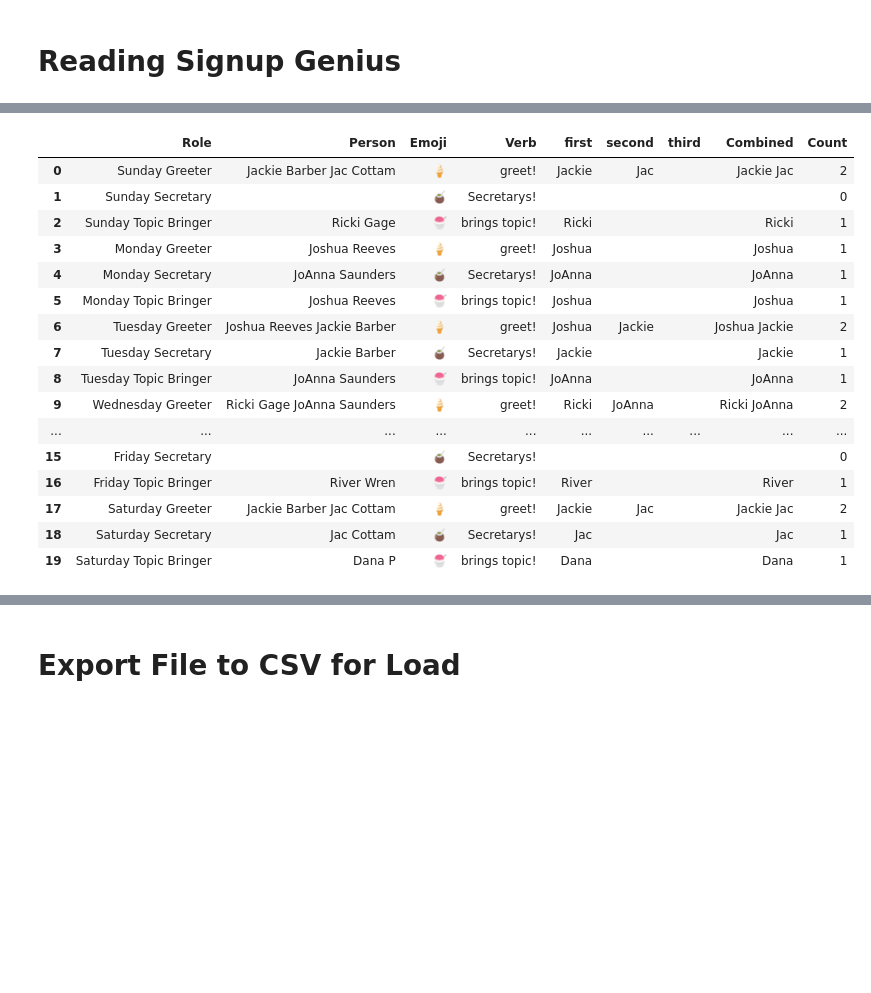
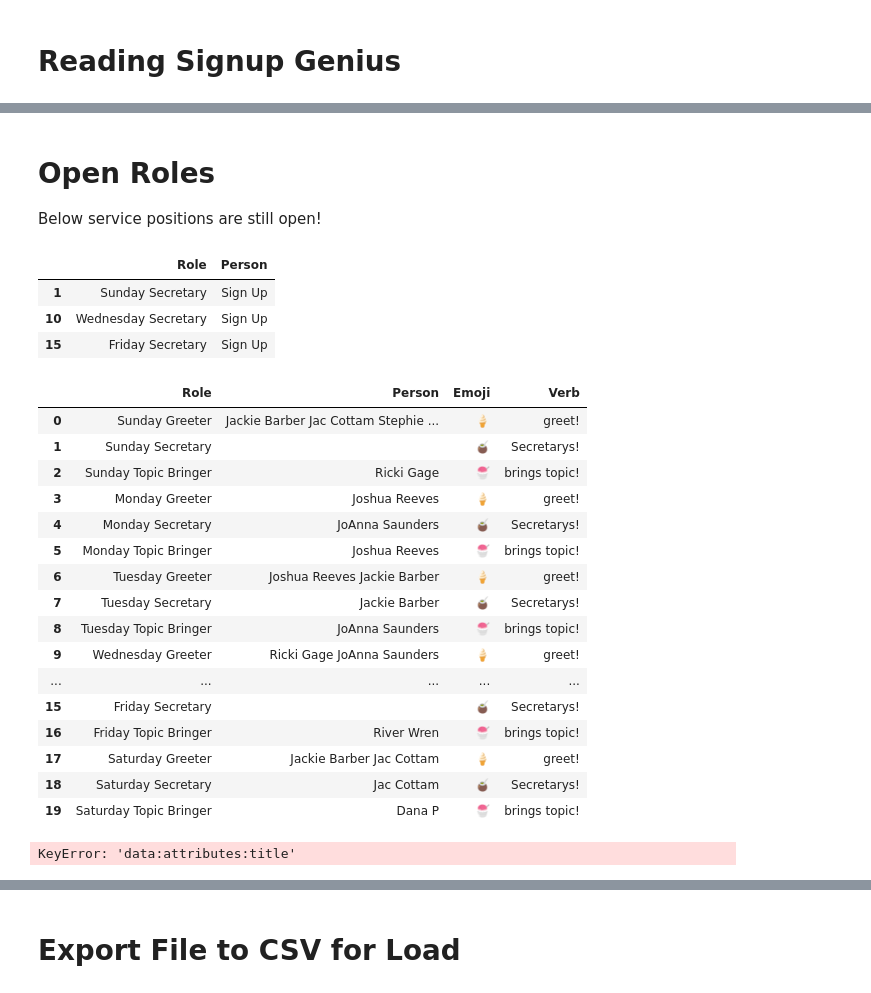
Before and after one commit to djpilot802/INTL, a Jupyter notebook: signup_genius/read_signup_genius.ipynb, the cells around one changed output, grey strips where cells are left out. Drawn from its saved outputs; the diff is of its cells as text; code cells hidden in the pictures; blank space fills up the shorter version.

```diff
--- a/signup_genius/read_signup_genius.ipynb
+++ b/signup_genius/read_signup_genius.ipynb
@@ -56,6 +56,17 @@ Reading Timetree website and analyzing data...
 | 17 | Saturday Greeter (3) (indicate if... | 2 of 3 slots filled Jackie Barber... |
 | 18 | Saturday Secretary | Jac Cottam |
 | 19 | Saturday Topic Bringer | Dana P |
+# %% [markdown]
+# Open Roles
+
+Below service positions are still open!
+# %%
+ df[df['Person'] == 'Sign Up']
+# %% [output]
+|  | Role | Person |
+| 1 | Sunday Secretary | Sign Up |
+| 10 | Wednesday Secretary | Sign Up |
+| 15 | Friday Secretary | Sign Up |
 # %%
 
 to_remove = {
@@ -64,7 +75,8 @@ to_remove = {
     'All slots filled',
     'Sign Up',
     'O yeah',
-    'Asky Basky'
+    'Asky Basky',
+    'Has greeted before'
 }
 
 to_replace = {
@@ -75,6 +87,7 @@ to_replace = {
 df['Person'] = df['Person'].str.replace('|'.join(to_remove),"", regex = True)
 df['Person'] = df['Person'].str.replace('Joshua Reeves Reeves','Joshua Reeves')
 df['Person'] = df['Person'].str.replace('Bill Collins Collins','Bill Collins')
+df['Person'] = df['Person'].str.replace('Jesse J Gage','Jesse Gage')
 df['Person'] = df['Person'].str.replace('Jesse J Gage','Jesse Gage')
 
 df['Role'] = df['Role'].str.split('(').str[0]
@@ -86,55 +99,51 @@ emoji = []
 
 
 for i in df['Role']:
     if 'Greeter' in i:
         i = "\U0001F366 " # soft ice cream
     elif 'Topic' in i:
         i = "\U0001F367 " # shaved ice
     elif 'Secretary' in i:
         i = "\U0001F9C9 " # coconut
     emoji.append(i)
 
 df['Emoji'] = emoji
 
 # %%
 # Adding verb for data:attributes:title
 
 verb = []
 
 for i in df['Role']:
     if 'Greeter' in i:
         i = 'greet!'
     elif 'Topic' in i:
         i = 'brings topic!'
     elif 'Secretary' in i:
         i = 'Secretarys!'
     verb.append(i)
 
 df['Verb'] = verb
 df.head(40)
-
-df['first'] = df['Person'].str.split().str[0]
-df['second'] = df['Person'].str.split().str[2]
-df['third'] = df['Person'].str.split().str[4]
-df = df.fillna('')
-df['Combined'] = df['first'] + " " + df['second'] + " " + df['third']
-df['Count'] = df['Combined'].str.split().str.len()
-df.head(50)
 # %% [output]
-|  | Role | Person | Emoji | Verb | first | second | third | Combined | Count |
-| 0 | Sunday Greeter | Jackie Barber Jac Cottam | 🍦 | greet! | Jackie | Jac |  | Jackie Jac | 2 |
-| 1 | Sunday Secretary |  | 🧉 | Secretarys! |  |  |  |  | 0 |
-| 2 | Sunday Topic Bringer | Ricki Gage | 🍧 | brings topic! | Ricki |  |  | Ricki | 1 |
-| 3 | Monday Greeter | Joshua Reeves | 🍦 | greet! | Joshua |  |  | Joshua | 1 |
-| 4 | Monday Secretary | JoAnna Saunders | 🧉 | Secretarys! | JoAnna |  |  | JoAnna | 1 |
-| 5 | Monday Topic Bringer | Joshua Reeves | 🍧 | brings topic! | Joshua |  |  | Joshua | 1 |
-| 6 | Tuesday Greeter | Joshua Reeves Jackie Barber | 🍦 | greet! | Joshua | Jackie |  | Joshua Jackie | 2 |
-| 7 | Tuesday Secretary | Jackie Barber | 🧉 | Secretarys! | Jackie |  |  | Jackie | 1 |
-| 8 | Tuesday Topic Bringer | JoAnna Saunders | 🍧 | brings topic! | JoAnna |  |  | JoAnna | 1 |
-| 9 | Wednesday Greeter | Ricki Gage JoAnna Saunders | 🍦 | greet! | Ricki | JoAnna |  | Ricki JoAnna | 2 |
-| ... | ... | ... | ... | ... | ... | ... | ... | ... | ... |
-| 15 | Friday Secretary |  | 🧉 | Secretarys! |  |  |  |  | 0 |
-| 16 | Friday Topic Bringer | River Wren | 🍧 | brings topic! | River |  |  | River | 1 |
-| 17 | Saturday Greeter | Jackie Barber Jac Cottam | 🍦 | greet! | Jackie | Jac |  | Jackie Jac | 2 |
-| 18 | Saturday Secretary | Jac Cottam | 🧉 | Secretarys! | Jac |  |  | Jac | 1 |
-| 19 | Saturday Topic Bringer | Dana P | 🍧 | brings topic! | Dana |  |  | Dana | 1 |
+|  | Role | Person | Emoji | Verb |
+| 0 | Sunday Greeter | Jackie Barber Jac Cottam Stephie ... | 🍦 | greet! |
+| 1 | Sunday Secretary |  | 🧉 | Secretarys! |
+| 2 | Sunday Topic Bringer | Ricki Gage | 🍧 | brings topic! |
+| 3 | Monday Greeter | Joshua Reeves | 🍦 | greet! |
+| 4 | Monday Secretary | JoAnna Saunders | 🧉 | Secretarys! |
+| 5 | Monday Topic Bringer | Joshua Reeves | 🍧 | brings topic! |
+| 6 | Tuesday Greeter | Joshua Reeves Jackie Barber | 🍦 | greet! |
+| 7 | Tuesday Secretary | Jackie Barber | 🧉 | Secretarys! |
+| 8 | Tuesday Topic Bringer | JoAnna Saunders | 🍧 | brings topic! |
+| 9 | Wednesday Greeter | Ricki Gage JoAnna Saunders | 🍦 | greet! |
+| ... | ... | ... | ... | ... |
+| 15 | Friday Secretary |  | 🧉 | Secretarys! |
+| 16 | Friday Topic Bringer | River Wren | 🍧 | brings topic! |
+| 17 | Saturday Greeter | Jackie Barber Jac Cottam | 🍦 | greet! |
+| 18 | Saturday Secretary | Jac Cottam | 🧉 | Secretarys! |
+| 19 | Saturday Topic Bringer | Dana P | 🍧 | brings topic! |
+# %%
+df['data:attributes:title'].value_counts()
+# %% [output]
+KeyError: 'data:attributes:title'
```
Also changed, not shown: parts of 7 cells of this notebook, 2 other files.
